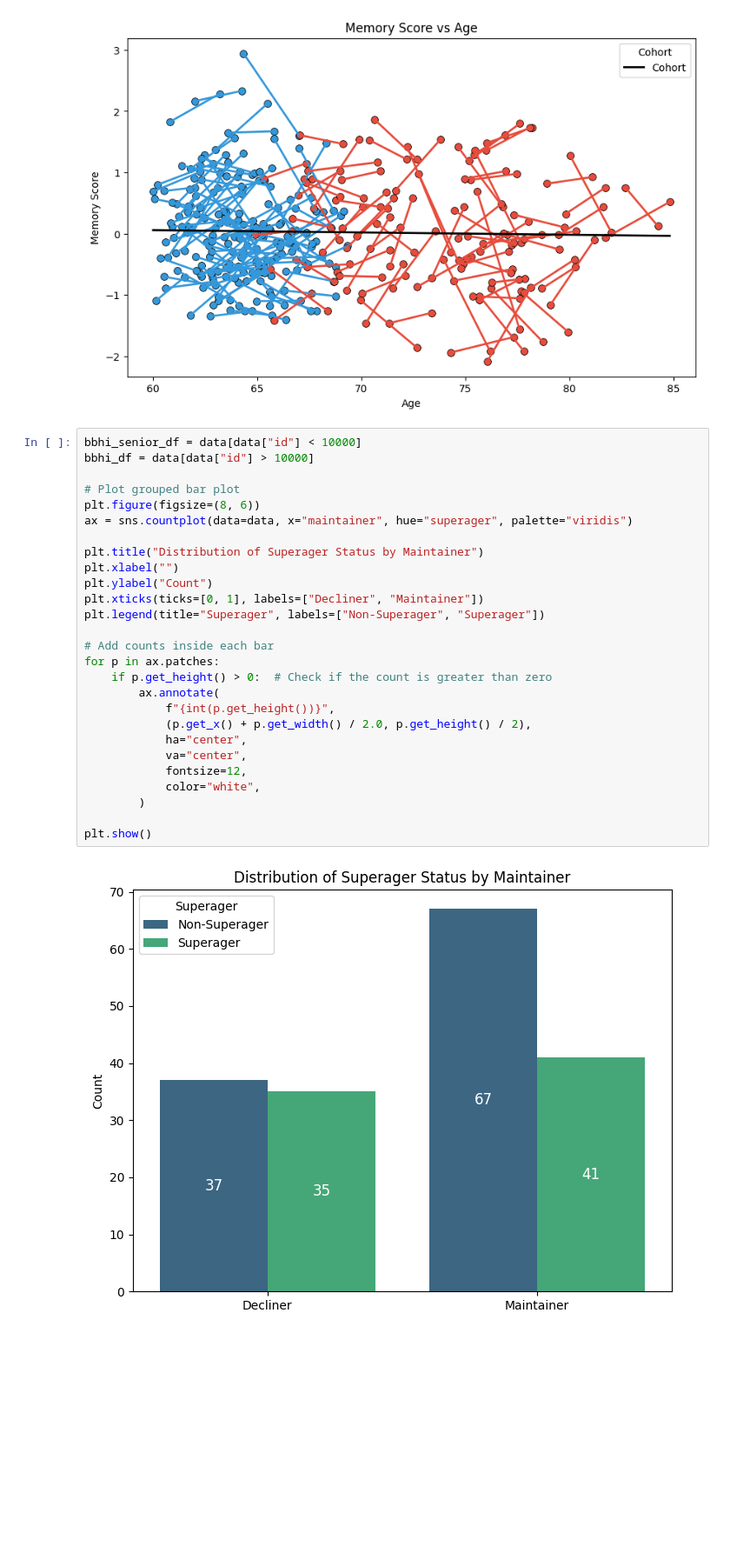
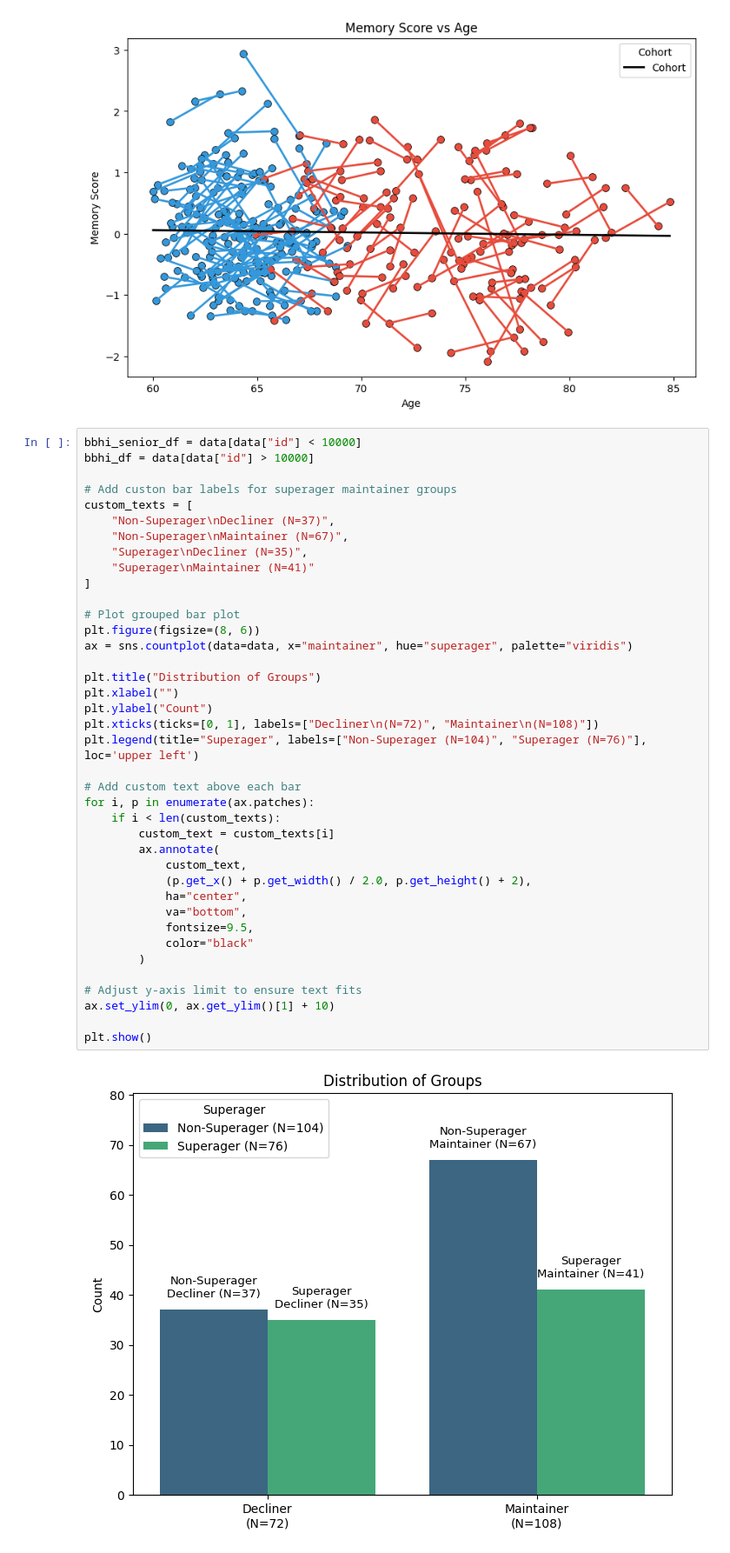
Before and after one commit to rachmorse/superagers, a Jupyter notebook: analysis.ipynb, the cells around one changed output. Shown: that part at 87% size. Cells and saved outputs as stored; diff of their text form; blank space fills up the shorter version.

```diff
--- a/analysis.ipynb
+++ b/analysis.ipynb
@@ -78,32 +78,44 @@ plt.show()
 # %%
 bbhi_senior_df = data[data["id"] < 10000]
 bbhi_df = data[data["id"] > 10000]
+
+# Add custon bar labels for superager maintainer groups
+custom_texts = [
+    "Non-Superager\nDecliner (N=37)",
+    "Non-Superager\nMaintainer (N=67)",
+    "Superager\nDecliner (N=35)",
+    "Superager\nMaintainer (N=41)"
+]
 
 # Plot grouped bar plot
 plt.figure(figsize=(8, 6))
 ax = sns.countplot(data=data, x="maintainer", hue="superager", palette="viridis")
 
-plt.title("Distribution of Superager Status by Maintainer")
+plt.title("Distribution of Groups")
 plt.xlabel("")
 plt.ylabel("Count")
-plt.xticks(ticks=[0, 1], labels=["Decliner", "Maintainer"])
-plt.legend(title="Superager", labels=["Non-Superager", "Superager"])
+plt.xticks(ticks=[0, 1], labels=["Decliner\n(N=72)", "Maintainer\n(N=108)"])
+plt.legend(title="Superager", labels=["Non-Superager (N=104)", "Superager (N=76)"], loc='upper left')
 
-# Add counts inside each bar
-for p in ax.patches:
-    if p.get_height() > 0:  # Check if the count is greater than zero
+# Add custom text above each bar
+for i, p in enumerate(ax.patches):
+    if i < len(custom_texts):
+        custom_text = custom_texts[i]
         ax.annotate(
-            f"{int(p.get_height())}",
-            (p.get_x() + p.get_width() / 2.0, p.get_height() / 2),
+            custom_text,
+            (p.get_x() + p.get_width() / 2.0, p.get_height() + 2),
             ha="center",
-            va="center",
-            fontsize=12,
-            color="white",
+            va="bottom",
+            fontsize=9.5,
+            color="black"
         )
 
+# Adjust y-axis limit to ensure text fits
+ax.set_ylim(0, ax.get_ylim()[1] + 10)
+
 plt.show()
 # %% [output]
-[figure, old version]
+[figure, new version]
 # %%
 # Function to add significance lines
 def add_sig_lines(ax, x1, x2, y, h, text):
```
Also changed, not shown: parts of 1 cell of this notebook, 1 other file.
